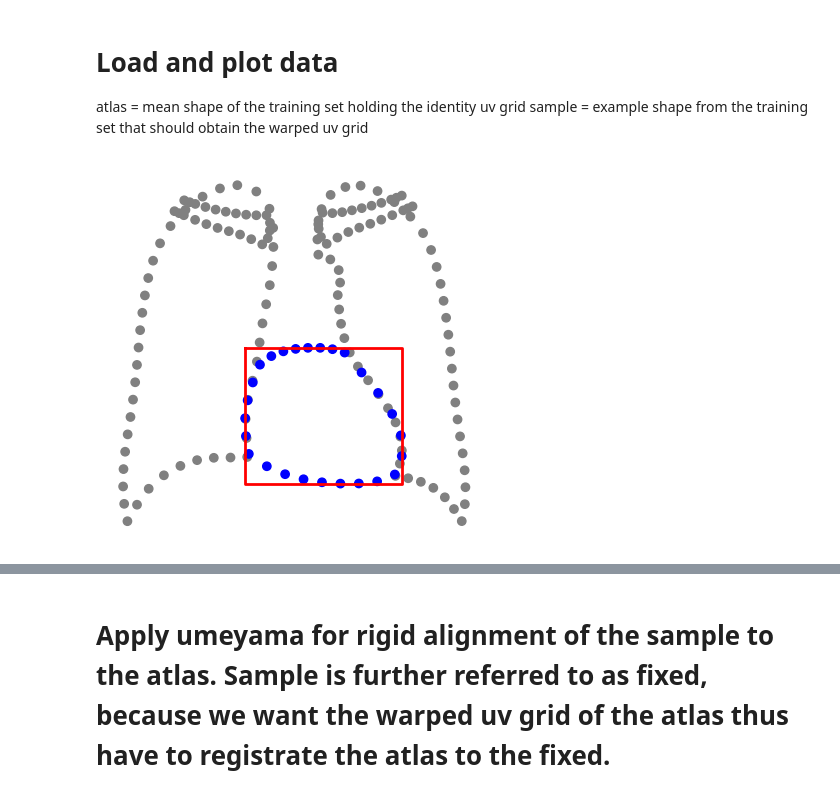
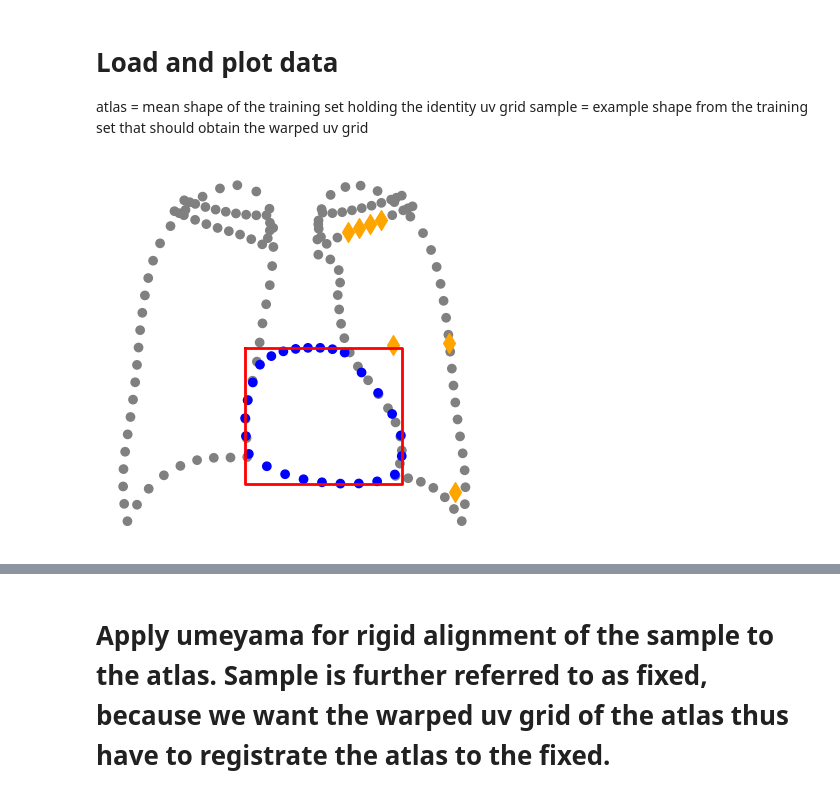
Before and after one commit to MDL-UzL/DenseSeg, a Jupyter notebook: evaluation/figures_for_uv_plot.ipynb, the cells around one changed output, grey strips where cells are left out. Cells and saved outputs as stored; diff of their text form; code cells hidden in the pictures.

Commit message:
reworked markers of new landmarks
(cherry picked from commit 57df2c89aa1d2844c8c8d50e7afede2c11b03b41)

```diff
--- a/evaluation/figures_for_uv_plot.ipynb
+++ b/evaluation/figures_for_uv_plot.ipynb
@@ -107,24 +110,43 @@ del shapes
+# %%
+# new unknown landmarks
+
+lms2study = {
+    'clavicle': (158, 162),
+    'center': 'left_lung',
+    'contour': [54, 55],
+    'corner': [63, 67]
+}
+
+clavicles = mean_shape[lms2study['clavicle'][0]:lms2study['clavicle'][1]]
+center = mean_shape[slice(*JSRTDataset.get_anatomical_structure_index()[lms2study['center']])].mean(0) -4
+contour = mean_shape[lms2study['contour']].mean(0)
+corner = mean_shape[lms2study['corner']].mean(0)
 # %%
-mean_shape = TRAINING_SHAPES.mean(0)
-mean_shape = (mean_shape + 1) / 2 * 256
-
 # make all points gray except of the heart
 colors = ['gray'] * TRAINING_SHAPES.shape[1]
 colors[anatomy_idx[0]:anatomy_idx[1]] = ['b'] * (anatomy_idx[1] - anatomy_idx[0])
 
 plt.scatter(mean_shape[:, 0], mean_shape[:, 1], label='mean shape', color=colors)
-plt.gca().set_aspect('equal')
-plt.gca().invert_yaxis()
 
 bb_min = torch.min(atlas, dim=0).values
 bb_max = torch.max(atlas, dim=0).values
 
 # plot bounding box
 plt.plot([bb_min[0], bb_max[0], bb_max[0], bb_min[0], bb_min[0]], [bb_min[1], bb_min[1], bb_max[1], bb_max[1], bb_min[1]], color='r', label='bounding box', linewidth=2)
-plt.axis('off')
+
+# add new landmarks
+marker_kwargs = {'marker': 'd', 'color': 'orange', 's': 100}
+plt.scatter(clavicles[:, 0], clavicles[:, 1], **marker_kwargs)
+plt.scatter(contour[0], contour[1], **marker_kwargs)
+plt.scatter(corner[0], corner[1], **marker_kwargs)
+plt.scatter(center[0], center[1], **marker_kwargs)
+
+plt.gca().set_aspect('equal')
+plt.gca().invert_yaxis()
+plt.axis('off');
 plt.savefig('/home/ron/Documents/Konferenzen/IJCARS/uv figure/meanshape.png', dpi=300, bbox_inches='tight', pad_inches=0)
 # %% [output]
-[figure, old version]
+[figure, new version]
 # %%
 shape = TRAINING_SHAPES[idx]
 shape = (shape + 1) / 2 * 256
```
Also changed, not shown: parts of 17 cells of this notebook, 2 other files.
